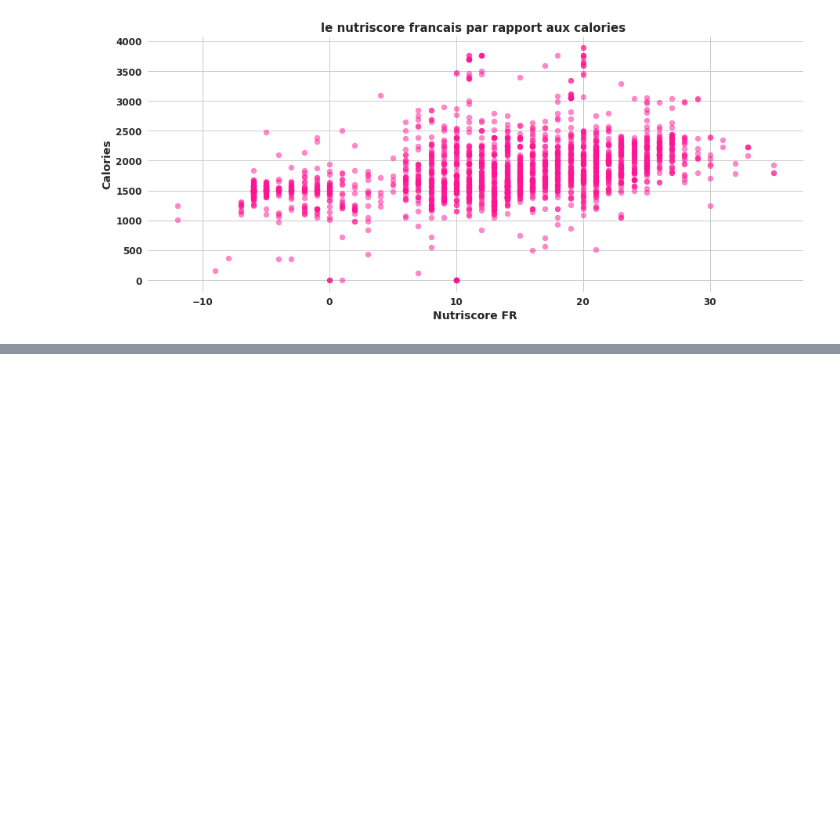
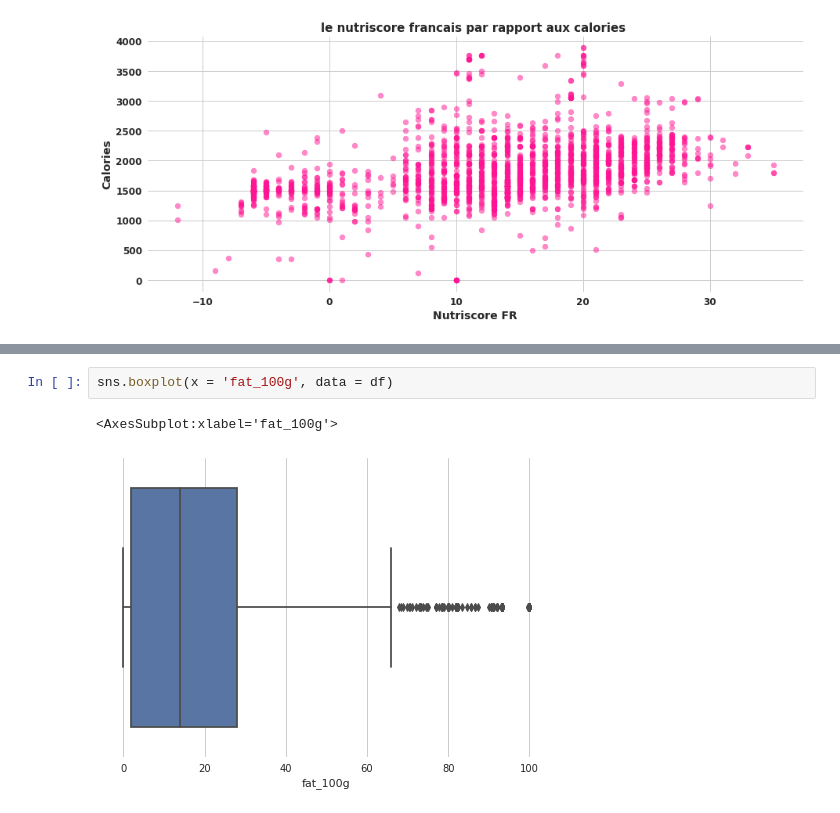
Before and after one commit to KevinB-a/Food_facts, a Jupyter notebook: notebook/data_visualization.ipynb, the cells around one changed output, grey strips where cells are left out. Cells and saved outputs as stored; diff of their text form; blank space fills up the shorter version.

```diff
--- a/notebook/data_visualization.ipynb
+++ b/notebook/data_visualization.ipynb
@@ -116,0 +131,5 @@ plt.show()
+# %%
+sns.boxplot(x = 'fat_100g', data = df)
+# %% [output]
+<AxesSubplot:xlabel='fat_100g'>
+[figure, added]
```
Also changed, not shown: parts of 6 cells of this notebook.
